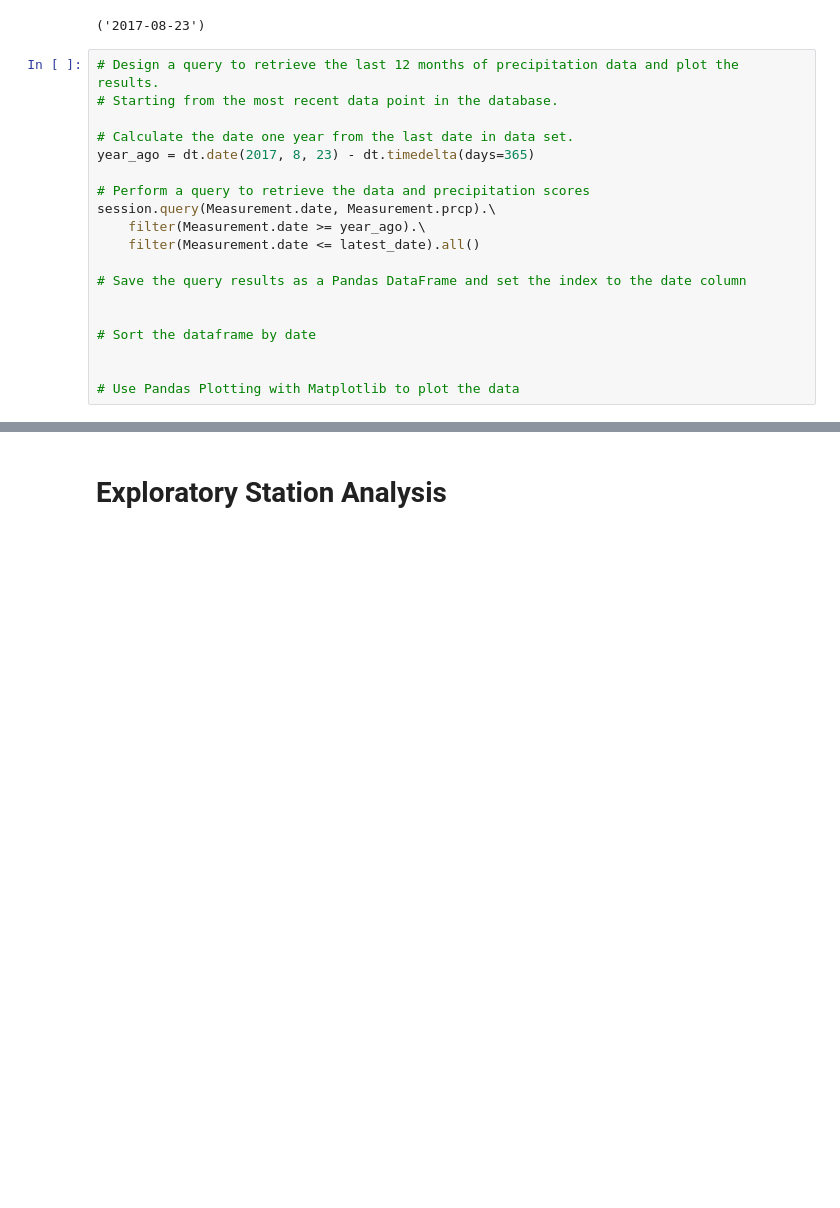
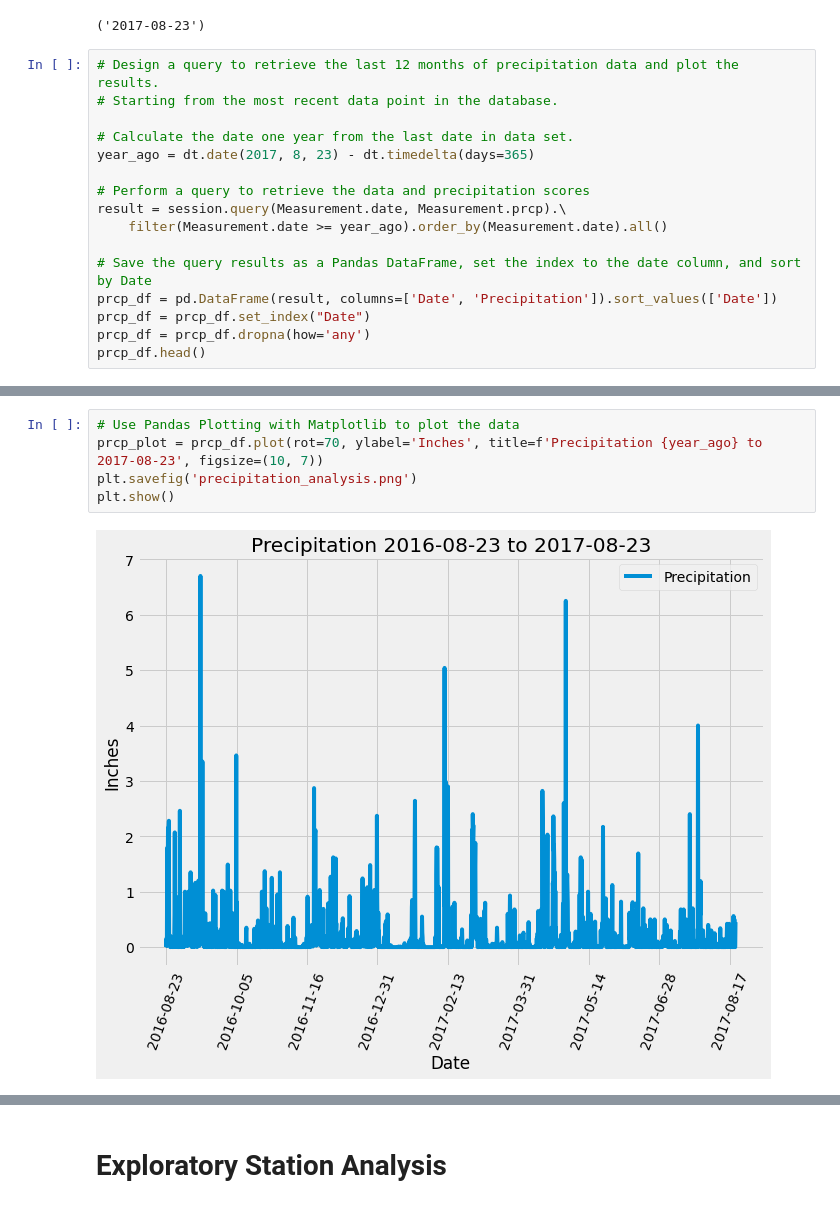
Before and after one commit to halpeter/sqlalchemy-analysis, a Jupyter notebook: climate_starter.ipynb, the cells around one changed output, grey strips where cells are left out. Cells and saved outputs as stored; diff of their text form; blank space fills up the shorter version.

Commit message:
Climate Analysis and Exploration Complete

```diff
--- a/climate_starter.ipynb
+++ b/climate_starter.ipynb
@@ -80,14 +80,11 @@ latest_date
 year_ago = dt.date(2017, 8, 23) - dt.timedelta(days=365)
 
 # Perform a query to retrieve the data and precipitation scores
-session.query(Measurement.date, Measurement.prcp).\
-    filter(Measurement.date >= year_ago).\
-    filter(Measurement.date <= latest_date).all()
+result = session.query(Measurement.date, Measurement.prcp).\
+    filter(Measurement.date >= year_ago).order_by(Measurement.date).all()
 
-# Save the query results as a Pandas DataFrame and set the index to the date column
-
-
-# Sort the dataframe by date
-
-
-# Use Pandas Plotting with Matplotlib to plot the data
+# Save the query results as a Pandas DataFrame, set the index to the date column, and sort by Date
+prcp_df = pd.DataFrame(result, columns=['Date', 'Precipitation']).sort_values(['Date'])
+prcp_df = prcp_df.set_index("Date")
+prcp_df = prcp_df.dropna(how='any')
+prcp_df.head()
@@ -94,2 +99,9 @@ session.query(Measurement.date, Measurement.prcp).\
+# %%
+# Use Pandas Plotting with Matplotlib to plot the data
+prcp_plot = prcp_df.plot(rot=70, ylabel='Inches', title=f'Precipitation {year_ago} to 2017-08-23', figsize=(10, 7))
+plt.savefig('precipitation_analysis.png')
+plt.show()
+# %% [output]
+[figure, added]
 # %%
 # Use Pandas to calcualte the summary statistics for the precipitation data
```
Also changed, not shown: parts of 7 cells of this notebook, 2 other files.
